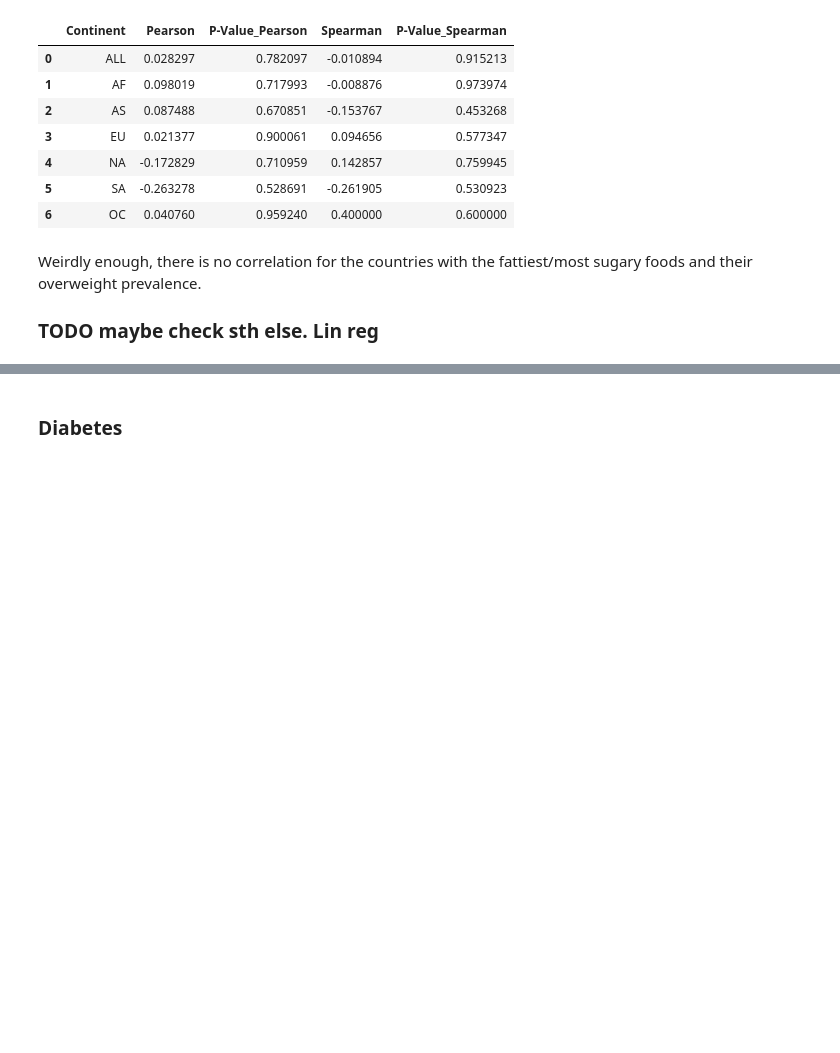
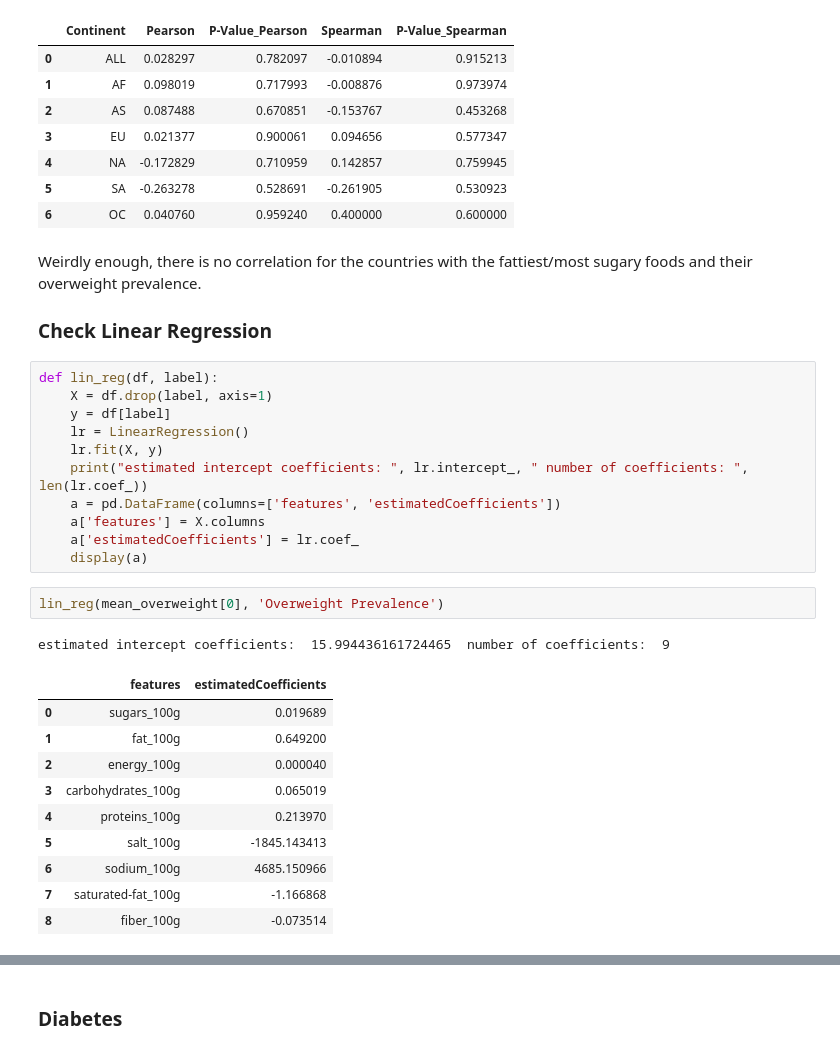
Before and after one commit to baraschi/AppliedDataAnalysis_Project, a Jupyter notebook: FoodProject.ipynb, the cells around one changed output, grey strips where cells are left out. Cells and saved outputs as stored; diff of their text form; blank space fills up the shorter version.

```diff
--- a/FoodProject.ipynb
+++ b/FoodProject.ipynb
@@ -709,4 +710,29 @@ Median
 | 6 | OC | 0.040760 | 0.959240 | 0.400000 | 0.600000 |
 # %% [markdown]
 Weirdly enough, there is no correlation for the countries with the fattiest/most sugary foods and their overweight prevalence.
-### TODO maybe check sth else. Lin reg
+### Check Linear Regression
+# %%
+def lin_reg(df, label):
+    X = df.drop(label, axis=1)
+    y = df[label]
+    lr = LinearRegression()
+    lr.fit(X, y)
+    print("estimated intercept coefficients: ", lr.intercept_, " number of coefficients: ", len(lr.coef_))
+    a = pd.DataFrame(columns=['features', 'estimatedCoefficients'])
+    a['features'] = X.columns
+    a['estimatedCoefficients'] = lr.coef_
+    display(a)
+# %%
+lin_reg(mean_overweight[0], 'Overweight Prevalence')
+# %% [output]
+estimated intercept coefficients:  15.994436161724465  number of coefficients:  9
+|  | features | estimatedCoefficients |
+| 0 | sugars_100g | 0.019689 |
+| 1 | fat_100g | 0.649200 |
+| 2 | energy_100g | 0.000040 |
+| 3 | carbohydrates_100g | 0.065019 |
+| 4 | proteins_100g | 0.213970 |
+| 5 | salt_100g | -1845.143413 |
+| 6 | sodium_100g | 4685.150966 |
+| 7 | saturated-fat_100g | -1.166868 |
+| 8 | fiber_100g | -0.073514 |
```
Also changed, not shown: parts of 8 cells of this notebook.
